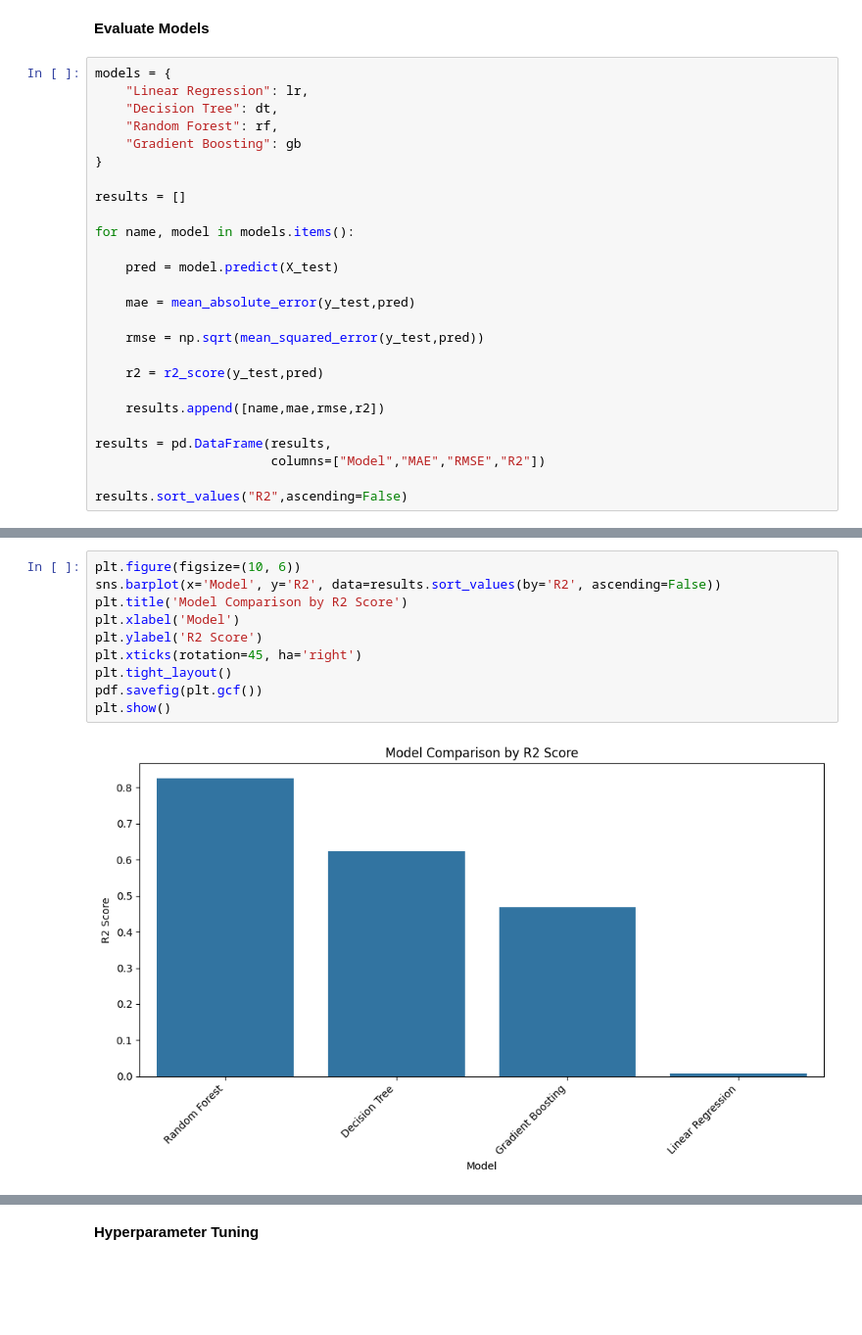
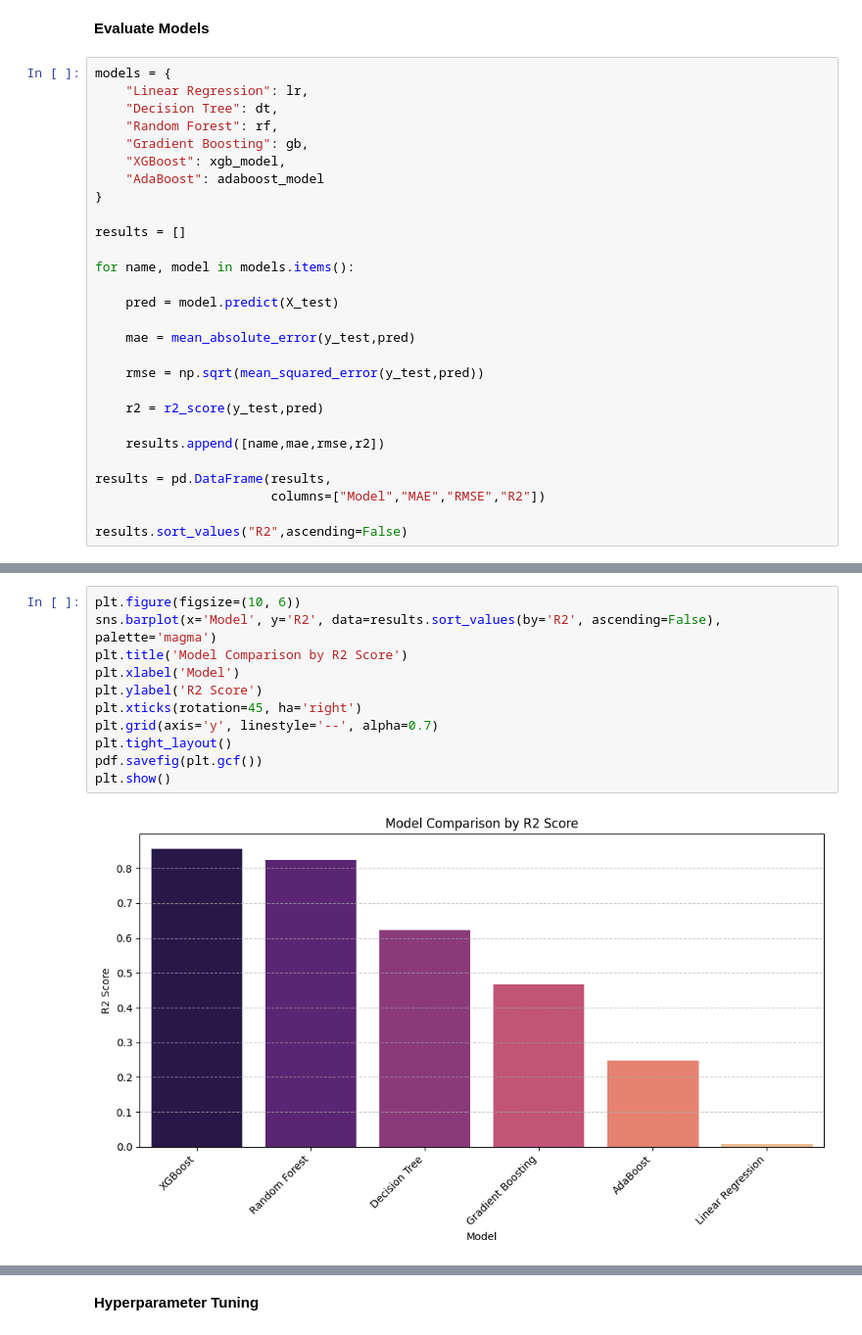
Before and after one commit to patelankit101-max/Agriculture_Crop_Yield_Prediction, a Jupyter notebook: Agricultural_Crop_Yield_Prediction_Business_problem.ipynb, the cells around one changed output, grey strips where cells are left out. Shown at 98% size. Saved outputs shown, nothing was run; the diff lists cells and outputs as text; blank space fills up the shorter version.

```diff
--- a/Agricultural_Crop_Yield_Prediction_Business_problem.ipynb
+++ b/Agricultural_Crop_Yield_Prediction_Business_problem.ipynb
@@ -296,7 +302,9 @@ models = {
     "Linear Regression": lr,
     "Decision Tree": dt,
     "Random Forest": rf,
-    "Gradient Boosting": gb
+    "Gradient Boosting": gb,
+    "XGBoost": xgb_model,
+    "AdaBoost": adaboost_model
 }
 
 results = []
@@ -326,12 +364,13 @@ results.sort_values("R2",ascending=False)
 # %%
 plt.figure(figsize=(10, 6))
-sns.barplot(x='Model', y='R2', data=results.sort_values(by='R2', ascending=False))
+sns.barplot(x='Model', y='R2', data=results.sort_values(by='R2', ascending=False), palette='magma')
 plt.title('Model Comparison by R2 Score')
 plt.xlabel('Model')
 plt.ylabel('R2 Score')
 plt.xticks(rotation=45, ha='right')
+plt.grid(axis='y', linestyle='--', alpha=0.7)
 plt.tight_layout()
 pdf.savefig(plt.gcf())
 plt.show()
 # %% [output]
-[figure, old version]
+[figure, new version]
```
Also changed, not shown: parts of 25 cells of this notebook.
